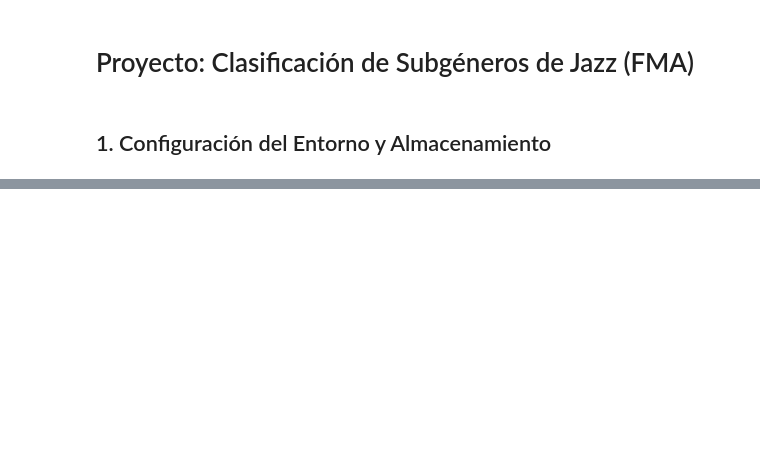
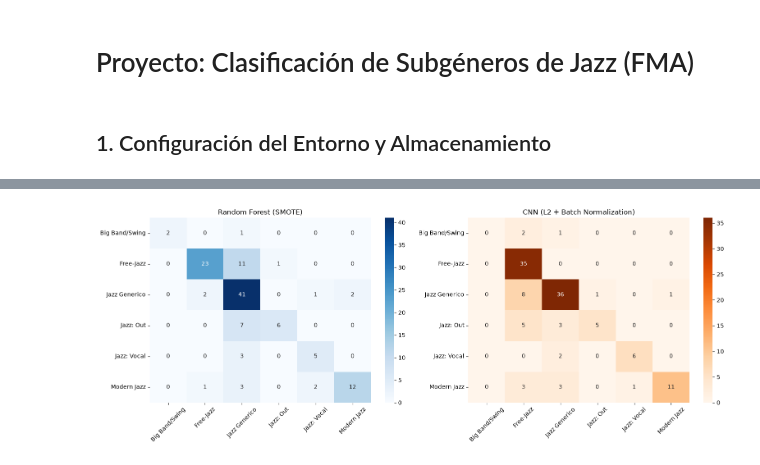
Before and after one commit to benyens/ProyectoIntroML, a Jupyter notebook: notebooks/model.ipynb, the cells around one changed output, grey strips where cells are left out. Drawn from its saved outputs; the diff is of its cells as text; code cells hidden in the pictures; blank space fills up the shorter version.

```diff
--- a/notebooks/model.ipynb
+++ b/notebooks/model.ipynb
@@ -88,15 +230,20 @@ print(classification_report(y_test, y_pred_cnn, labels=todas_las_clases, target_
 # %%
 fig, ax = plt.subplots(1, 2, figsize=(16, 6))
 
-sns.heatmap(confusion_matrix(y_test, y_pred_rf, labels=todas_las_clases), annot=True, fmt='d', cmap='Blues',
+sns.heatmap(confusion_matrix(y_test, y_pred_rf_opt, labels=todas_las_clases),
+            annot=True, fmt='d', cmap='Blues',
             xticklabels=classes, yticklabels=classes, ax=ax[0])
-ax[0].set_title('Matriz de Confusión: Random Forest (SMOTE)')
+ax[0].set_title('Random Forest (SMOTE)')
 ax[0].tick_params(axis='x', rotation=45)
 
-sns.heatmap(confusion_matrix(y_test, y_pred_cnn, labels=todas_las_clases), annot=True, fmt='d', cmap='Oranges',
+sns.heatmap(confusion_matrix(y_test, y_pred_cnn_opt, labels=todas_las_clases),
+            annot=True, fmt='d', cmap='Oranges',
             xticklabels=classes, yticklabels=classes, ax=ax[1])
-ax[1].set_title('Matriz de Confusión: CNN (Data Augmentation)')
+ax[1].set_title('CNN (L2 + Batch Normalization)')
 ax[1].tick_params(axis='x', rotation=45)
 
 plt.tight_layout()
+plt.savefig('../report/figures/confusion_matrices.png', dpi=150, bbox_inches='tight')
 plt.show()
+# %% [output]
+[figure, added]
```
Also changed, not shown: parts of 10 cells of this notebook, 10 other files.
